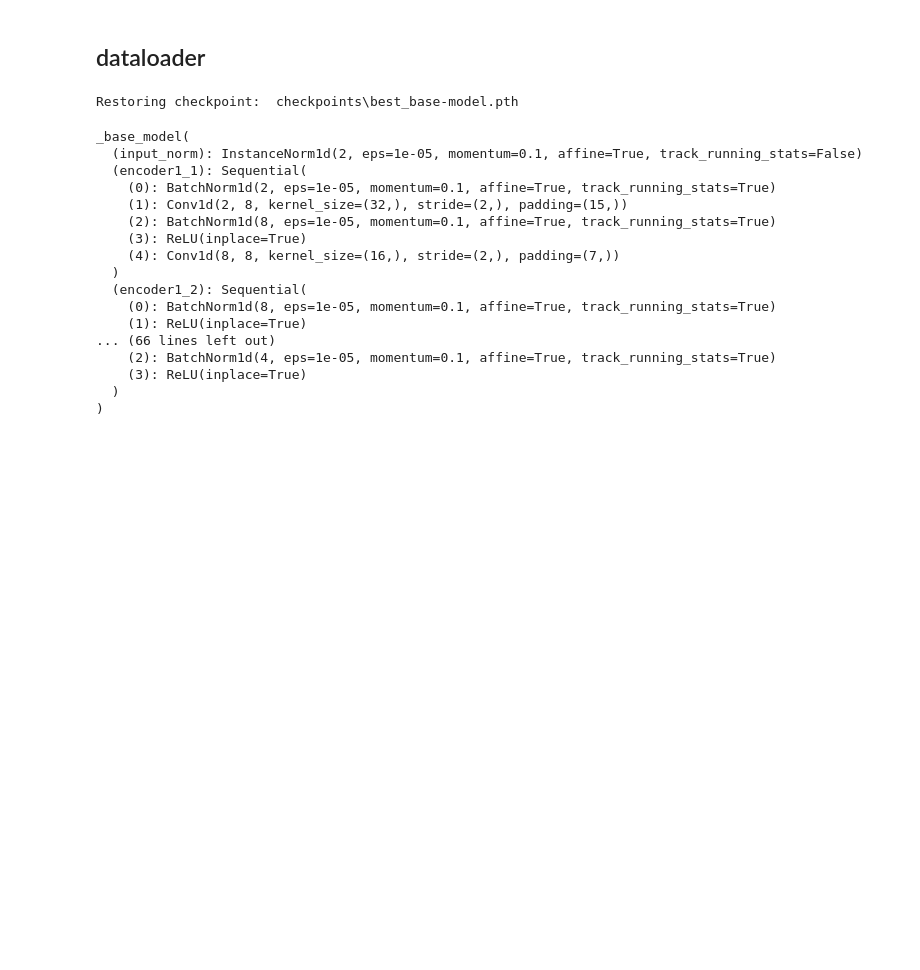
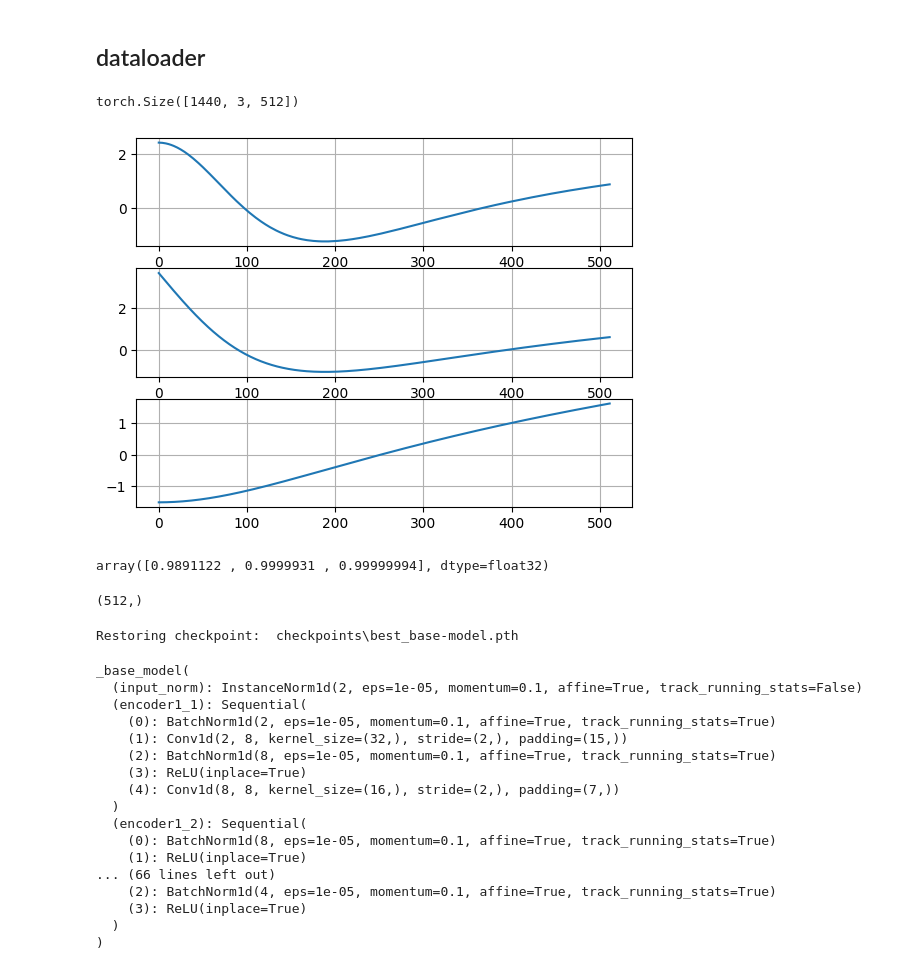
Before and after one commit to romangorbunov91/frequency-response-encoder, a Jupyter notebook: debug_notebook.ipynb, the cells around one changed output. Cells and saved outputs as stored; diff of their text form; code cells hidden in the pictures; blank space fills up the shorter version.

Commit message:
nn.InstanceNorm1d eps

```diff
--- a/debug_notebook.ipynb
+++ b/debug_notebook.ipynb
@@ -144,6 +134,42 @@ val_loader = DataLoader(
     shuffle=False,
     num_workers=model_config["workers"],
     pin_memory=True)
+# %%
+inputs, masks, _ = next(iter(val_loader))
+# %%
+inputs.shape
+# %% [output]
+torch.Size([1440, 3, 512])
+# %%
+import matplotlib.pyplot as plt
+import torch.nn as nn
+instance_norm = nn.InstanceNorm1d(
+    num_features=3,
+    affine=True, # Allows model to learn optimal scale/shift.
+    eps=1e-9
+)
+
+data_tensor = instance_norm((inputs[1330])).detach().numpy()
+#data_tensor = inputs[1330].detach().numpy()
+
+fig, axes = plt.subplots(len(data_tensor), 1)
+#plt.plot(data_tensor)
+
+for ax, data in zip(axes, data_tensor):
+    ax.plot(data)
+    ax.grid()
+
+plt.show()
+# %% [output]
+[figure, added]
+# %%
+np.std(data_tensor, axis=1)
+# %% [output]
+array([0.9891122 , 0.9999931 , 0.99999994], dtype=float32)
+# %%
+data_tensor.shape
+# %% [output]
+(512,)
 # %%
 checkpoints_file = checkpoints_dir / f"best_{model_name}.pth"
 assert checkpoints_file.exists(), f"Checkpoints not found: {checkpoints_file}"
```
Also changed, not shown: parts of 6 cells of this notebook.
